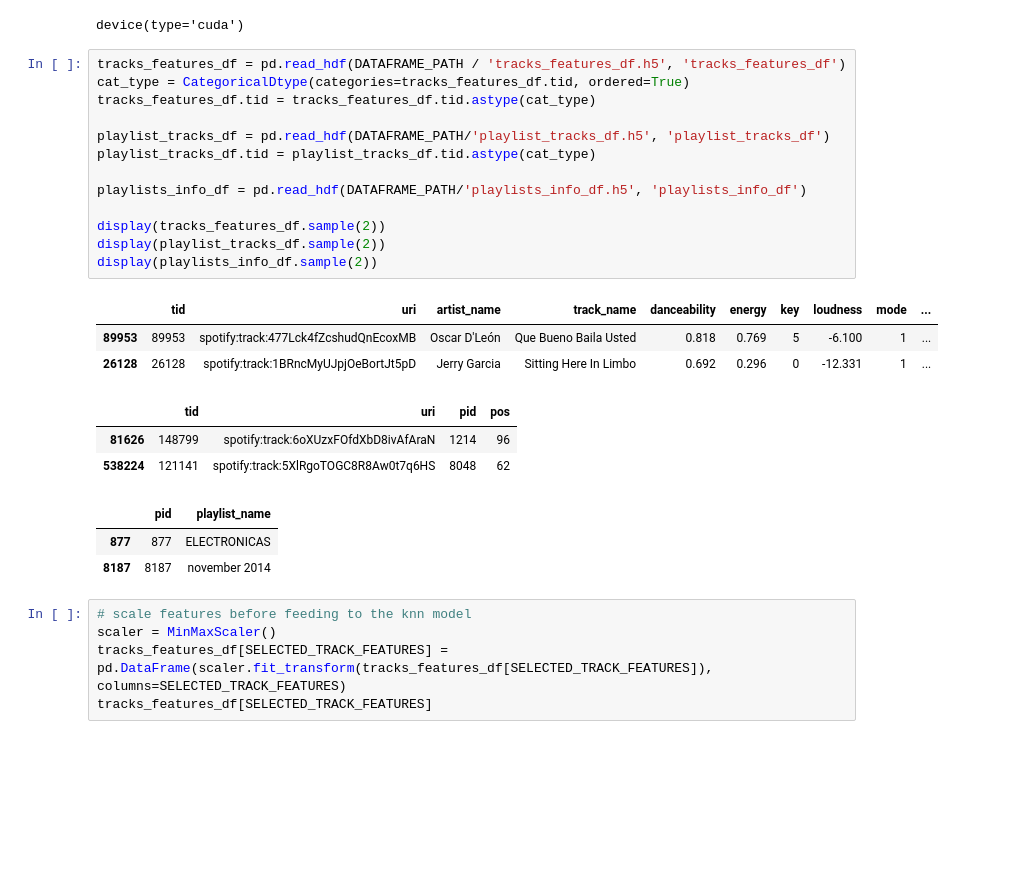
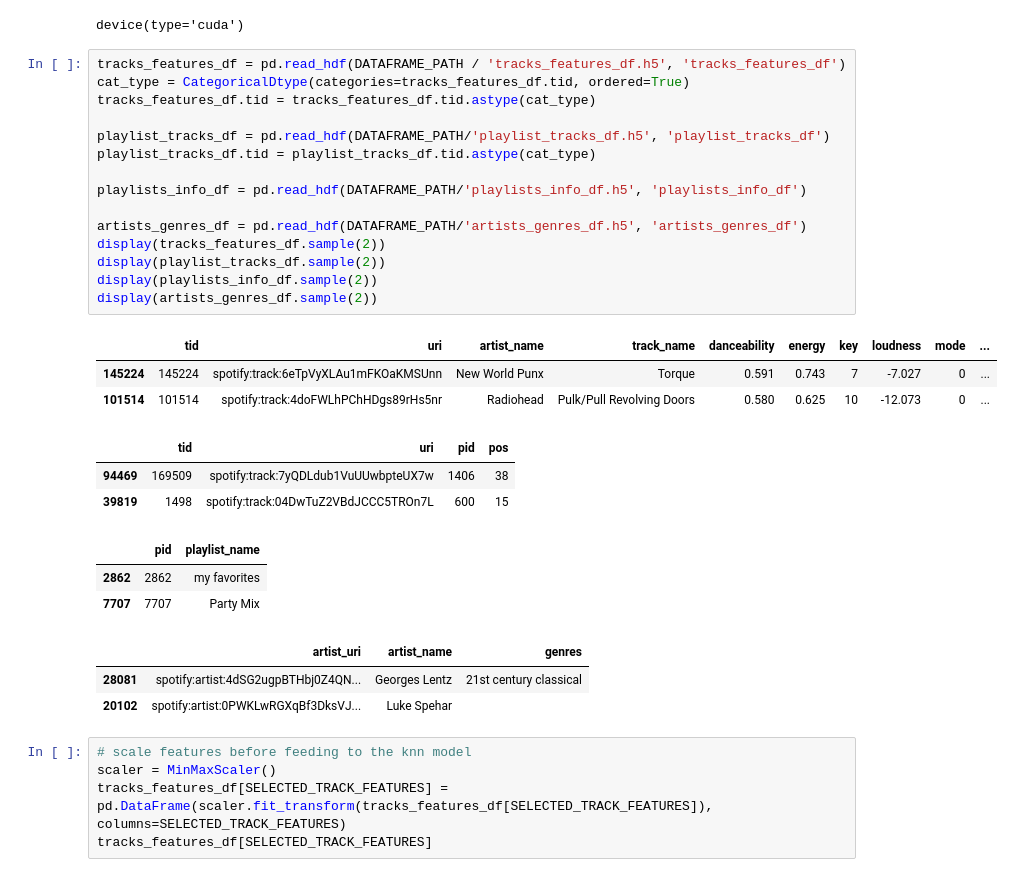
Before and after one commit to icarus08/ml-spotify-recommendations, a Jupyter notebook: knn_ncf_torch.ipynb, the cells around one changed output. Cells and saved outputs as stored; diff of their text form; blank space fills up the shorter version.

```diff
--- a/knn_ncf_torch.ipynb
+++ b/knn_ncf_torch.ipynb
@@ -37,26 +37,31 @@ device(type='cuda')
 # %%
 tracks_features_df = pd.read_hdf(DATAFRAME_PATH / 'tracks_features_df.h5', 'tracks_features_df')
 cat_type = CategoricalDtype(categories=tracks_features_df.tid, ordered=True)
 tracks_features_df.tid = tracks_features_df.tid.astype(cat_type)
 
 playlist_tracks_df = pd.read_hdf(DATAFRAME_PATH/'playlist_tracks_df.h5', 'playlist_tracks_df')
 playlist_tracks_df.tid = playlist_tracks_df.tid.astype(cat_type)
 
 playlists_info_df = pd.read_hdf(DATAFRAME_PATH/'playlists_info_df.h5', 'playlists_info_df')
 
+artists_genres_df = pd.read_hdf(DATAFRAME_PATH/'artists_genres_df.h5', 'artists_genres_df')
 display(tracks_features_df.sample(2))
 display(playlist_tracks_df.sample(2))
 display(playlists_info_df.sample(2))
+display(artists_genres_df.sample(2))
 # %% [output]
 |  | tid | uri | artist_name | track_name | danceability | energy | key | loudness | mode | ... |
-| 89953 | 89953 | spotify:track:477Lck4fZcshudQnEcoxMB | Oscar D'León | Que Bueno Baila Usted | 0.818 | 0.769 | 5 | -6.100 | 1 | ... |
-| 26128 | 26128 | spotify:track:1BRncMyUJpjOeBortJt5pD | Jerry Garcia | Sitting Here In Limbo | 0.692 | 0.296 | 0 | -12.331 | 1 | ... |
+| 145224 | 145224 | spotify:track:6eTpVyXLAu1mFKOaKMSUnn | New World Punx | Torque | 0.591 | 0.743 | 7 | -7.027 | 0 | ... |
+| 101514 | 101514 | spotify:track:4doFWLhPChHDgs89rHs5nr | Radiohead | Pulk/Pull Revolving Doors | 0.580 | 0.625 | 10 | -12.073 | 0 | ... |
 |  | tid | uri | pid | pos |
-| 81626 | 148799 | spotify:track:6oXUzxFOfdXbD8ivAfAraN | 1214 | 96 |
-| 538224 | 121141 | spotify:track:5XlRgoTOGC8R8Aw0t7q6HS | 8048 | 62 |
+| 94469 | 169509 | spotify:track:7yQDLdub1VuUUwbpteUX7w | 1406 | 38 |
+| 39819 | 1498 | spotify:track:04DwTuZ2VBdJCCC5TROn7L | 600 | 15 |
 |  | pid | playlist_name |
-| 877 | 877 | ELECTRONICAS |
-| 8187 | 8187 | november 2014 |
+| 2862 | 2862 | my favorites |
+| 7707 | 7707 | Party Mix |
+|  | artist_uri | artist_name | genres |
+| 28081 | spotify:artist:4dSG2ugpBTHbj0Z4QN... | Georges Lentz | 21st century classical |
+| 20102 | spotify:artist:0PWKLwRGXqBf3DksVJ... | Luke Spehar |  |
 # %%
 # scale features before feeding to the knn model
 scaler = MinMaxScaler()
```
Also changed, not shown: parts of 6 cells of this notebook, 1 other file.
